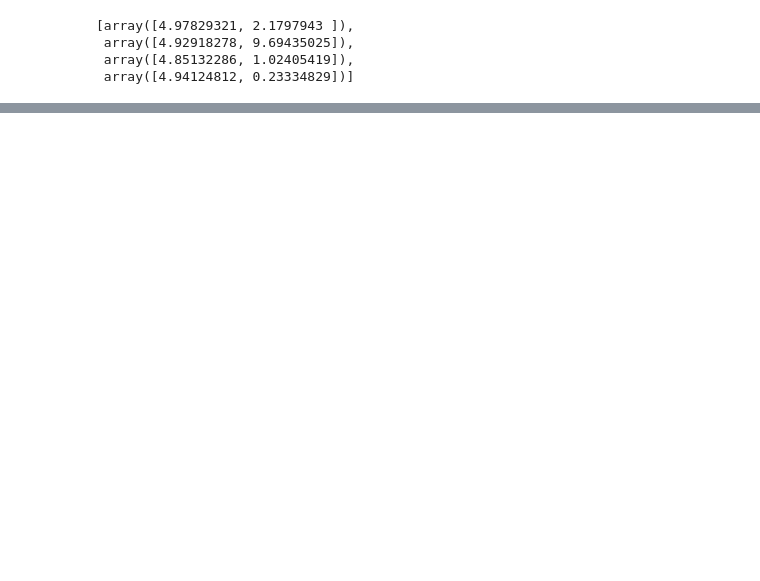
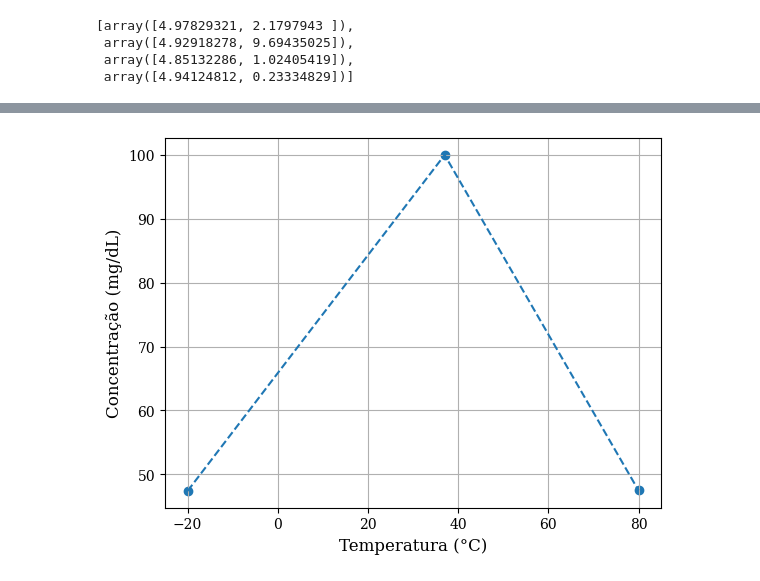
Before and after one commit to manels15/analise-de-dados, a Jupyter notebook: Untitled.ipynb, the cells around one changed output, grey strips where cells are left out. Cells and saved outputs as stored; diff of their text form; code cells hidden in the pictures; blank space fills up the shorter version.

```diff
--- a/Untitled.ipynb
+++ b/Untitled.ipynb
@@ -84,2 +84,14 @@ Desvio 3 = 787.36 %
 
 Desvio 4 = 9.78 %
+# %%
+t = [-20,37,80]
+c = [47.39,100,47.46]
+# %%
+plt.plot(t,c, '--')
+plt.scatter(t,c)
+plt.grid(True)
+plt.xlabel('Temperatura (°C)')
+plt.ylabel('Concentração (mg/dL)')
+plt.savefig(f'concentracao.png')
+# %% [output]
+[figure, added]
```
Also changed, not shown: parts of 11 cells of this notebook, 7 other files.
